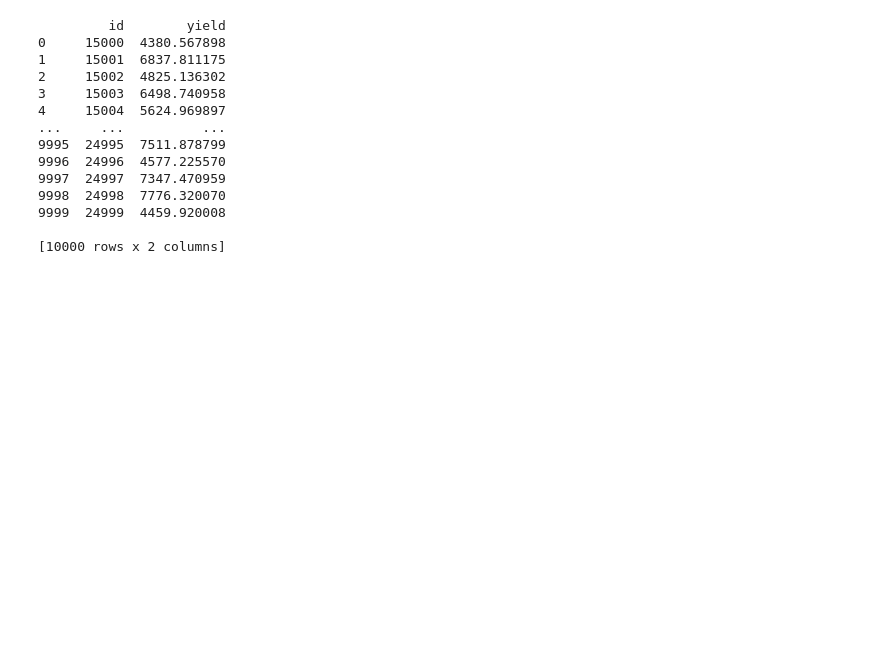
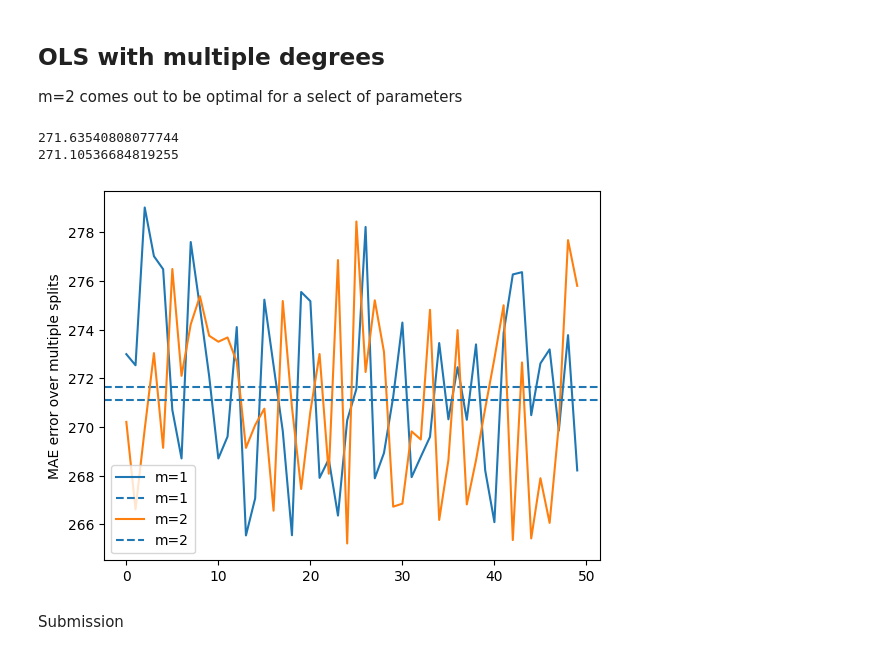
Before and after one commit to aditisingh1053/DAI_assignment, a Jupyter notebook: assignment-3/5/5.ipynb, the cells around one changed output. Saved outputs shown, nothing was run; the diff lists cells and outputs as text; code cells hidden in the pictures; blank space fills up the shorter version.

```diff
--- a/assignment-3/5/5.ipynb
+++ b/assignment-3/5/5.ipynb
@@ -7,9 +5,0 @@ from sklearn.model_selection import KFold
-# %%
-
-# print(np.zeros(100))
-dataTrain=pd.read_csv('C:\\Users\\HP\\OneDrive\\Desktop\\WorkSem3\\CS215\\assignment3\\cs-215-assignment-3-multiple-variate-regression\\train.csv')
-numSamples,features=dataTrain.shape[0],dataTrain.shape[1]-2
-x_train=dataTrain.iloc[:,1:-1].values
-y_train=dataTrain.iloc[:,-1].values
-print(x_train.shape[0])
-print(dataTrain)
@@ -274,32 +5,0 @@ prediction=make_pred()
-# %%
-
-
-def writeCSV():
-    # print(prediction.shape)
-    id_col=testing.iloc[:,0].rename("id")
-    yield_col=pd.Series(prediction[:], name="yield")
-    combined_df=pd.concat([id_col,yield_col],axis=1)
-    print(combined_df)
-    combined_df.to_csv("pred.csv", index=False)
-    pass
-    # pred_test_df = test_data[['id']]
-    # x_test=test_data.iloc[:,1:].values
-    # Y_pred_kernel_best_test = KernelRegression(x_train, y_train, x_test, best_bandwidth).reshape(-1,1)
-    # pred_test_df['yield'] = Y_pred_kernel_best_test
-    # pred_test_df.to_csv('test_predicted_kernel.csv')
-writeCSV()
-# %% [output]
-         id        yield
-0     15000  4380.567898
-1     15001  6837.811175
-2     15002  4825.136302
-3     15003  6498.740958
-4     15004  5624.969897
-...     ...          ...
-9995  24995  7511.878799
-9996  24996  4577.225570
-9997  24997  7347.470959
-9998  24998  7776.320070
-9999  24999  4459.920008
-
-[10000 rows x 2 columns]
@@ -305,0 +68,38 @@ writeCSV()
+# %%
+training_data = pd.read_csv('train.csv')
+test_data = pd.read_csv('test.csv')
+# X_train = np.array(training_data.iloc[:,1:-1])
+X_train = np.array(training_data.iloc[:,[1,2,4,5,6,11,13,15,16,17]])
+X_train = (X_train-np.min(X_train))/(np.max(X_train)-np.min(X_train))
+# X_test = np.array(test_data.iloc[:,1:-1])
+X_test = np.array(test_data.iloc[:,[1,2,4,5,6,11,13,15,16,17]])
+X_test = (X_test-np.min(X_test))/(np.max(X_test)-np.min(X_train))
+y_train = np.array(training_data.iloc[:,-1])
+# %% [markdown]
+## OLS with multiple degrees
+m=2 comes out to be optimal for a select of parameters
+# %%
+MAE_m_split = []
+for j in np.arange(1,3):
+    MAE_split = []
+    for i in range(50):
+        X_fit_train, X_fit_test, y_fit_train, y_fit_test = train_test_split(X_train, y_train, test_size=0.4)
+        fit_model = Poly_Regression(l=X_train[0].size, k=1, m=j)
+        fit_model.train(X_fit_train, y_fit_train)
+        y_fit_pred_test = fit_model.make_predictions(X_fit_test)
+        test_pred_MAE = fit_model.MAE(X_fit_test, y_fit_test)
+        MAE_split.append(test_pred_MAE)
+    MAE_m_split.append(MAE_split)
+    plt.plot(MAE_split, label=f"m={j}")
+    plt.axhline(np.mean(MAE_split), linestyle='--', label=f"m={j}")
+    print(np.mean(MAE_split))
+
+plt.legend()
+plt.ylabel("MAE error over multiple splits")
+plt.show()
+# %% [output]
+271.63540808077744
+271.10536684819255
+[figure, added]
+# %% [markdown]
+Submission
```
Also changed, not shown: parts of 25 cells of this notebook, 5 other files.
